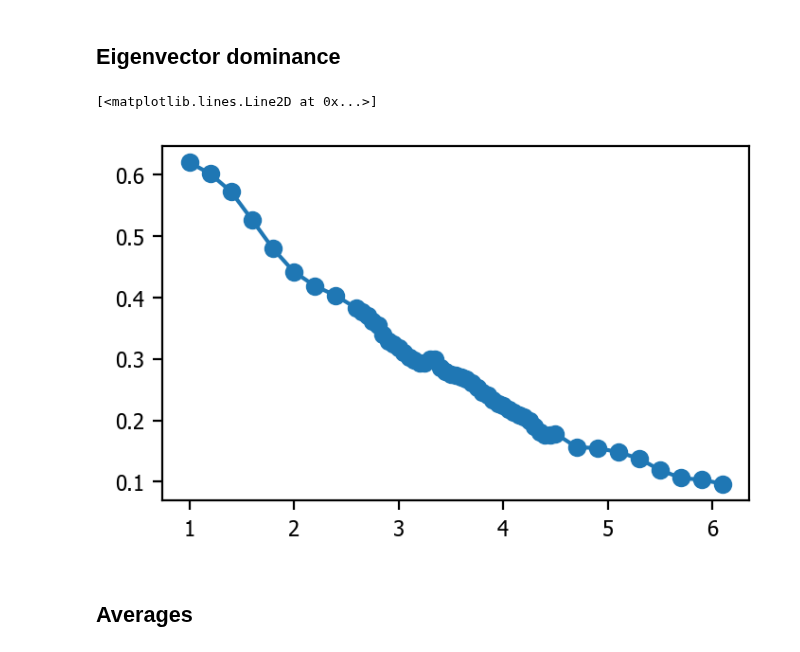
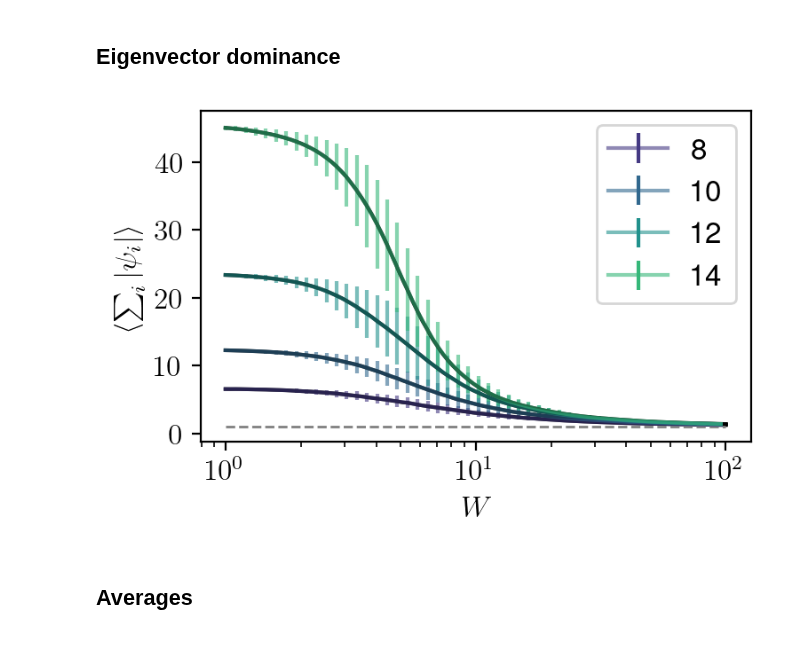
Before and after one commit to tonton-golio/mbl-intrinsicDim, a Jupyter notebook: PaperFigs.ipynb, the cells around one changed output. Saved outputs shown, nothing was run; the diff lists cells and outputs as text; code cells hidden in the pictures.

```diff
--- a/PaperFigs.ipynb
+++ b/PaperFigs.ipynb
@@ -48,22 +52,41 @@ Ws = np.concatenate([np.arange(1,2.6,0.2), np.arange(2.6,4.55,0.05), np.arange(4
 # %%
 from utils import *
 
-result = []
-for seed in range(10):
-    max_amplitude = []
-    for W in tqdm(Ws):
-        H = constructHamiltonian(L = 10, W = W, U = 1.0, t = 1.0, seed=seed)
-        _, eigvecs = np.linalg.eigh(H)
-        #max_amplitude.append(np.max(abs(eigvecs[:,10])))
-        max_amplitude.append(1-np.max(abs(eigvecs.flatten())))
-    result.append(max_amplitude)
+result = {}
+tmp_ws = np.logspace(0,2,100)
+for L in [8,10,12,14]:
+    result[L] = []
+    for seed in range(5):
+        max_amplitude = []
+        for W in tqdm(tmp_ws):
+            H = constructHamiltonian(L = L, W = W, U = 1.0, t = 1.0, seed=seed)
+            _, eigvecs = np.linalg.eigh(H)
+            max_amplitude.append(np.mean(np.sum(np.abs(eigvecs), axis=0)))
+        result[L].append(max_amplitude)
+
+#np.save("eigenvector_components.npy", result)
 # %%
-fig, ax = plt.subplots()
+fig, ax = plt.subplots(figsize=fig_size)
 
-ax.plot(Ws, np.mean(result, axis=0), '-o')
+result = np.atleast_2d(np.load("eigenvector_components.npy", allow_pickle=True))[0][0]
+
+colors = sns.color_palette("viridis", len(Ls))
+for c,L in zip(colors,[8,10,12,14]):
+    ax.errorbar(tmp_ws[::2], np.mean(result[L], axis=0)[::2], yerr=np.std(result[L], axis=0)[::2], alpha=0.6, c=c, label=L)
+    ax.plot(tmp_ws, np.mean(result[L], axis=0), c='k')
+
+ax.plot([1,1e2], [1,1], '--', c='gray', linewidth=1)
+#ax.set_yticks([1,10,20,30,40])
+ax.set_xscale('log')
+ax.set_xlabel('$W$')
+ax.set_ylabel('$ \\langle \sum_i | \psi_i | \\rangle$')
+legend = ax.legend(fancybox=True)
+for lh in legend.legendHandles:
+    lh.set_alpha(1)
+
+fig.savefig("EigenvectorComponents.pdf", bbox_inches='tight')
 # %% [output]
-[<matplotlib.lines.Line2D at 0x...>]
-[figure, old version]
+[figure, new version]
 # %% [markdown]
 ## Averages
 # %%
```
Also changed, not shown: parts of 6 cells of this notebook.
